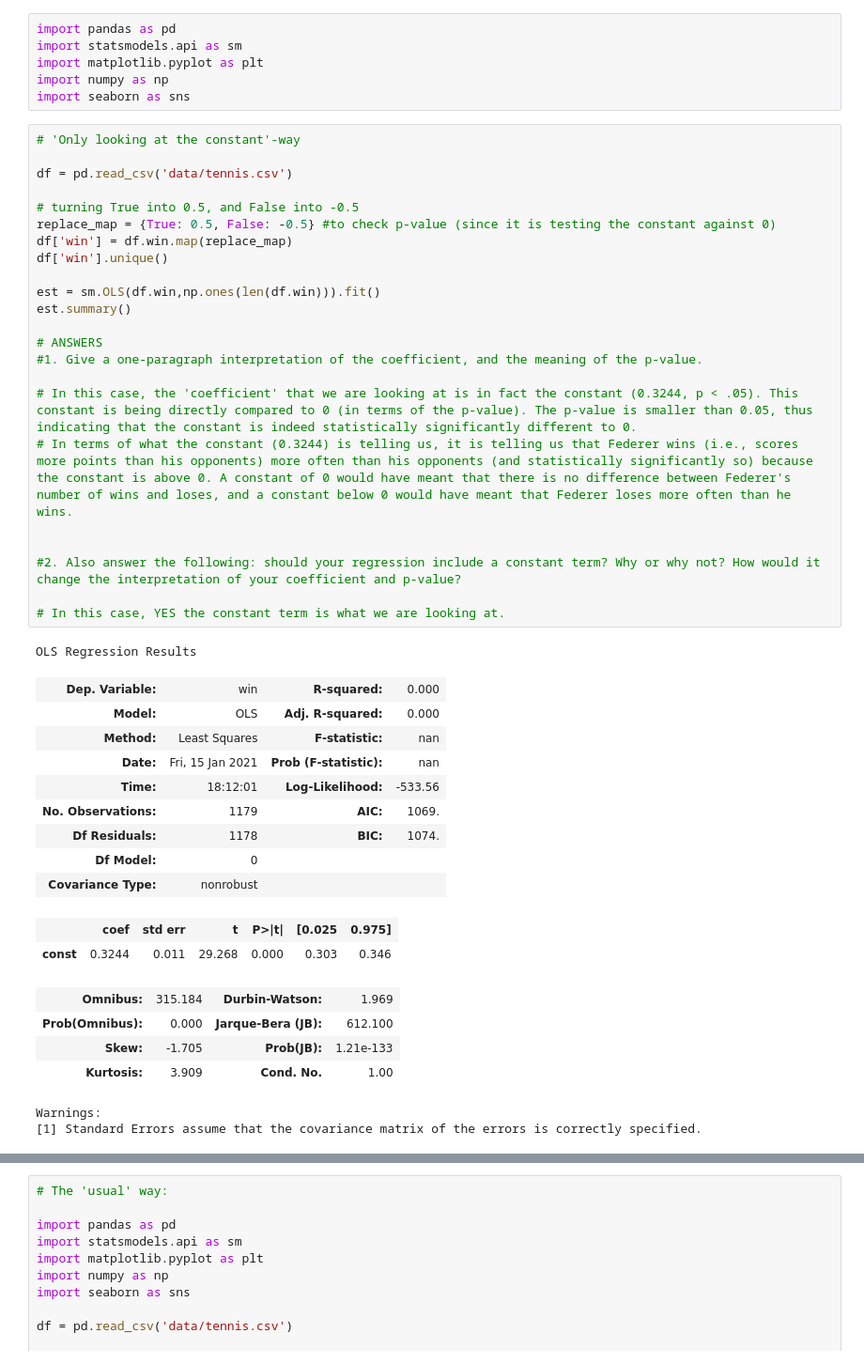
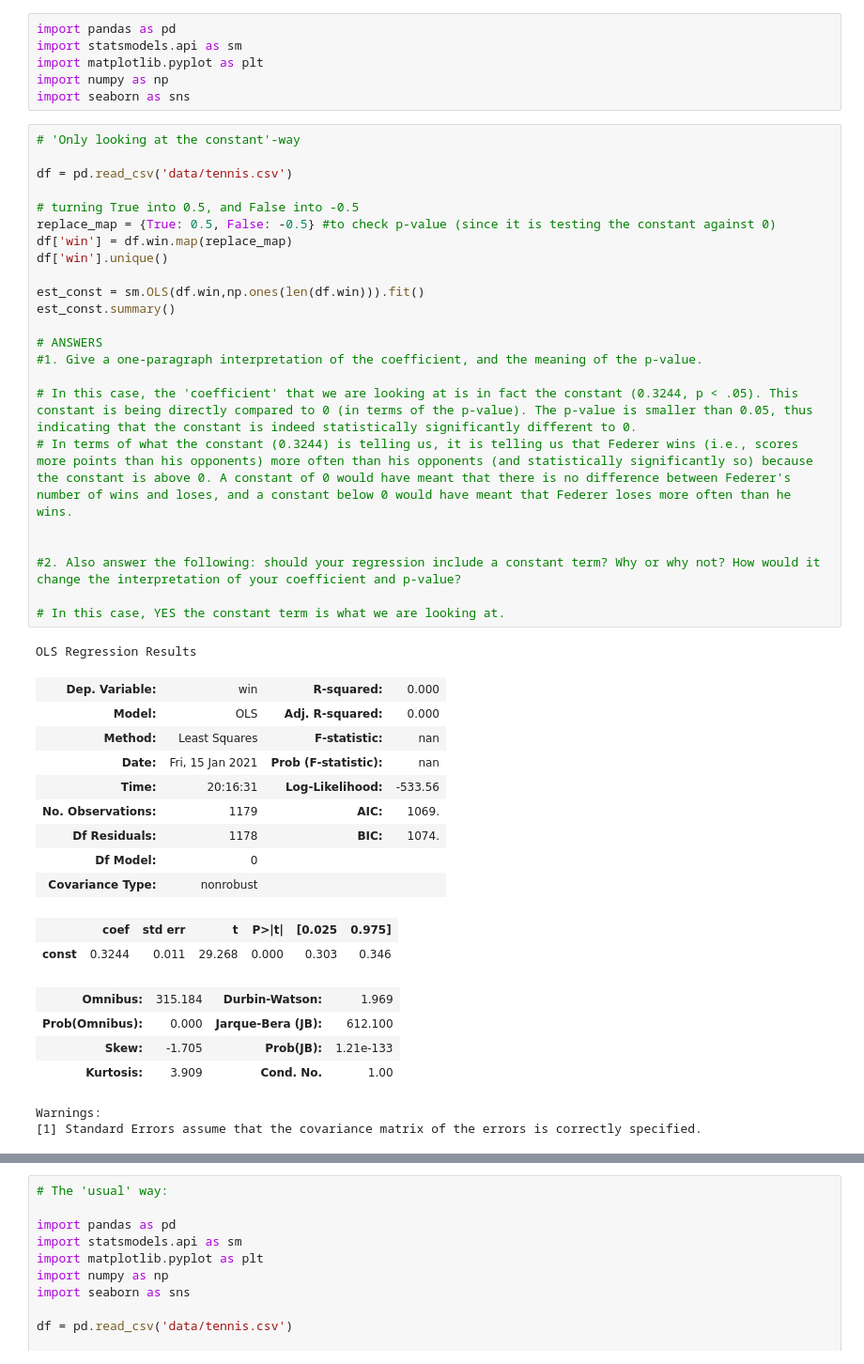
Before and after one commit to cb-ds-1/m3-2-regression-interpretation, a Jupyter notebook: workshop.ipynb, the cells around one changed output, grey strips where cells are left out. Shown at 94% size. Cells and saved outputs as stored; diff of their text form.

```diff
--- a/workshop.ipynb
+++ b/workshop.ipynb
@@ -15,33 +15,33 @@ import seaborn as sns
 # %%
 # 'Only looking at the constant'-way
 
 df = pd.read_csv('data/tennis.csv')
 
 # turning True into 0.5, and False into -0.5
 replace_map = {True: 0.5, False: -0.5} #to check p-value (since it is testing the constant against 0)
 df['win'] = df.win.map(replace_map)
 df['win'].unique()
 
-est = sm.OLS(df.win,np.ones(len(df.win))).fit()
-est.summary()
+est_const = sm.OLS(df.win,np.ones(len(df.win))).fit()
+est_const.summary()
 
 # ANSWERS
 #1. Give a one-paragraph interpretation of the coefficient, and the meaning of the p-value.
 
 # In this case, the 'coefficient' that we are looking at is in fact the constant (0.3244, p < .05). This constant is being directly compared to 0 (in terms of the p-value). The p-value is smaller than 0.05, thus indicating that the constant is indeed statistically significantly different to 0.
 # In terms of what the constant (0.3244) is telling us, it is telling us that Federer wins (i.e., scores more points than his opponents) more often than his opponents (and statistically significantly so) because the constant is above 0. A constant of 0 would have meant that there is no difference between Federer's number of wins and loses, and a constant below 0 would have meant that Federer loses more often than he wins.
 
 
 #2. Also answer the following: should your regression include a constant term? Why or why not? How would it change the interpretation of your coefficient and p-value?
 
 # In this case, YES the constant term is what we are looking at.
 # %% [output]
 OLS Regression Results
 | Dep. Variable: | win | R-squared: | 0.000 |
 | Model: | OLS | Adj. R-squared: | 0.000 |
 | Method: | Least Squares | F-statistic: | nan |
 | Date: | Fri, 15 Jan 2021 | Prob (F-statistic): | nan |
-| Time: | 18:12:01 | Log-Likelihood: | -533.56 |
+| Time: | 20:16:31 | Log-Likelihood: | -533.56 |
 | No. Observations: | 1179 | AIC: | 1069. |
 | Df Residuals: | 1178 | BIC: | 1074. |
 | Df Model: | 0 |  |  |
```
Also changed, not shown: parts of 2 cells of this notebook.
